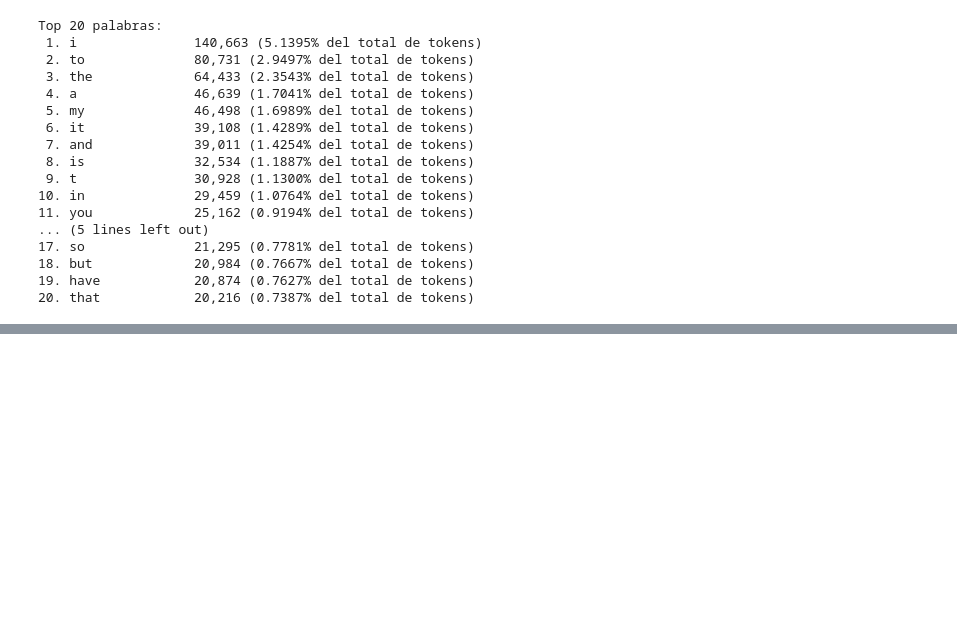
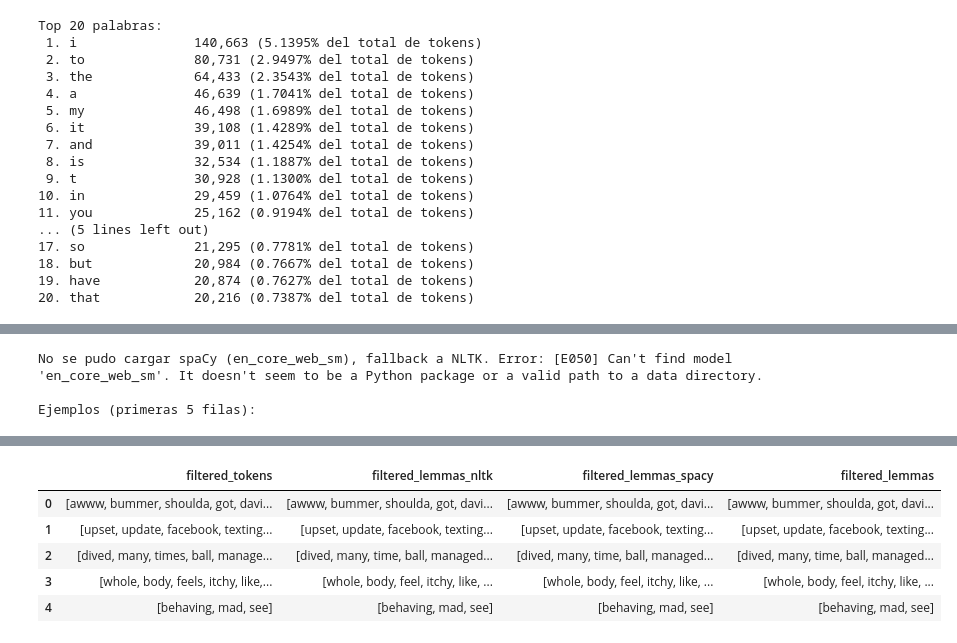
Before and after one commit to BugCatcherXO/Analisis-de-Sentimientos-de-Valoraciones-de-Productos, a Jupyter notebook: Sentiminetos.ipynb, the cells around one changed output, grey strips where cells are left out. Drawn from its saved outputs; the diff is of its cells as text; code cells hidden in the pictures; blank space fills up the shorter version.

```diff
--- a/Sentiminetos.ipynb
+++ b/Sentiminetos.ipynb
@@ -231,0 +249,63 @@ Top 20 palabras:
+# %%
+def comparar_lemmatizadores_en_columna(df, col_tokens='filtered_tokens', idioma='en', prefer_spacy=True):
+    """Lemmatiza listas de tokens en la columna `col_tokens` de df.
+    Crea columnas: filtered_lemmas_spacy, filtered_lemmas_nltk y filtered_lemmas (preferida)."""
+
+    # NLTK WordNet Lemmatizer (principalmente para inglés)
+    lemmatizer_nltk = WordNetLemmatizer()
+
+    # Intentar cargar modelo spaCy apropiado (sm para ser más ligero)
+    spacy_model = 'en_core_web_sm' if idioma == 'en' else 'es_core_news_sm'
+    try:
+        nlp = spacy.load(spacy_model, disable=['parser', 'ner', 'textcat'])
+        has_spacy = True
+        print(f"spaCy cargado: {spacy_model}")
+    except Exception as e:
+        nlp = None
+        has_spacy = False
+        print(f"No se pudo cargar spaCy ({spacy_model}), fallback a NLTK. Error: {e}")
+
+    tokens_lists = df[col_tokens].astype(object).tolist()
+
+    # Lemmatización con NLTK (simple, token por token)
+    lemmas_nltk = [
+        [lemmatizer_nltk.lemmatize(t) for t in toks]
+        for toks in tokens_lists
+    ]
+
+    # Lemmatización con spaCy (si está disponible). Usamos nlp.pipe para eficiencia.
+    if has_spacy:
+        texts = [" ".join(toks) if len(toks) else "" for toks in tokens_lists]
+        lemmas_spacy = []
+        for doc in nlp.pipe(texts, batch_size=2000):
+            # si texto vacío, doc puede estar vacío
+            if len(doc) == 0:
+                lemmas_spacy.append([])
+            else:
+                # tomar lemma de cada token segmentado por spaCy
+                lemmas_spacy.append([t.lemma_ for t in doc])
+    else:
+        lemmas_spacy = [list(ln) for ln in lemmas_nltk]  # copia de fallback
+
+    # Añadir columnas al DataFrame
+    df['filtered_lemmas_nltk'] = lemmas_nltk
+    df['filtered_lemmas_spacy'] = lemmas_spacy
+
+    # Columna final preferida
+    if prefer_spacy and has_spacy:
+        df['filtered_lemmas'] = df['filtered_lemmas_spacy']
+    else:
+        df['filtered_lemmas'] = df['filtered_lemmas_nltk']
+
+    # Mostrar ejemplos
+    print("\nEjemplos (primeras 5 filas):")
+    display(df[[col_tokens, 'filtered_lemmas_nltk', 'filtered_lemmas_spacy', 'filtered_lemmas']].head())
+
+    return df
+
+# Aplicar la función al dataframe data_clean (asumiendo que existe la columna 'filtered_tokens')
+data_clean = comparar_lemmatizadores_en_columna(data_clean, col_tokens='filtered_tokens', idioma='en', prefer_spacy=True)
+# %% [output]
+No se pudo cargar spaCy (en_core_web_sm), fallback a NLTK. Error: [E050] Can't find model 'en_core_web_sm'. It doesn't seem to be a Python package or a valid path to a data directory.
+
+Ejemplos (primeras 5 filas):
@@ -231,0 +327,6 @@ Top 20 palabras:
+|  | filtered_tokens | filtered_lemmas_nltk | filtered_lemmas_spacy | filtered_lemmas |
+| 0 | [awww, bummer, shoulda, got, davi... | [awww, bummer, shoulda, got, davi... | [awww, bummer, shoulda, got, davi... | [awww, bummer, shoulda, got, davi... |
+| 1 | [upset, update, facebook, texting... | [upset, update, facebook, texting... | [upset, update, facebook, texting... | [upset, update, facebook, texting... |
+| 2 | [dived, many, times, ball, manage... | [dived, many, time, ball, managed... | [dived, many, time, ball, managed... | [dived, many, time, ball, managed... |
+| 3 | [whole, body, feels, itchy, like,... | [whole, body, feel, itchy, like, ... | [whole, body, feel, itchy, like, ... | [whole, body, feel, itchy, like, ... |
+| 4 | [behaving, mad, see] | [behaving, mad, see] | [behaving, mad, see] | [behaving, mad, see] |
```
Also changed, not shown: parts of 5 cells of this notebook.
